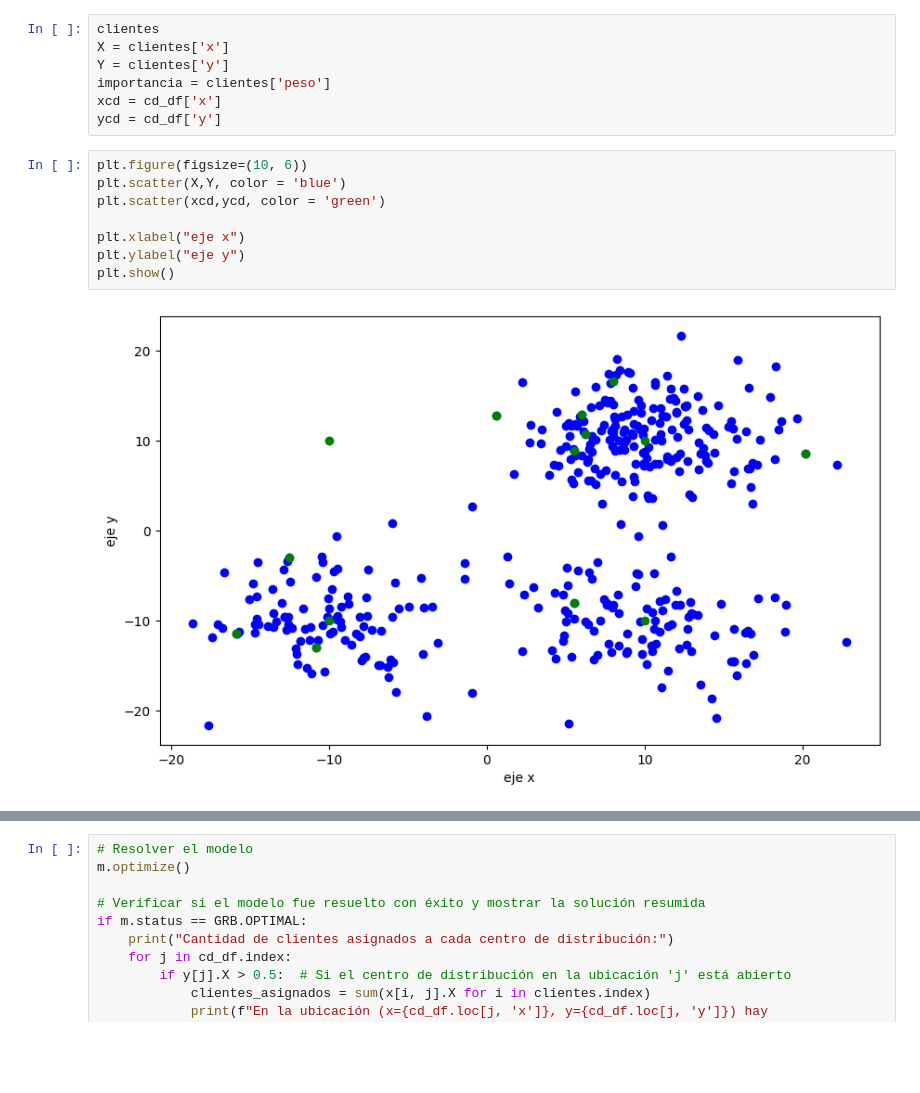
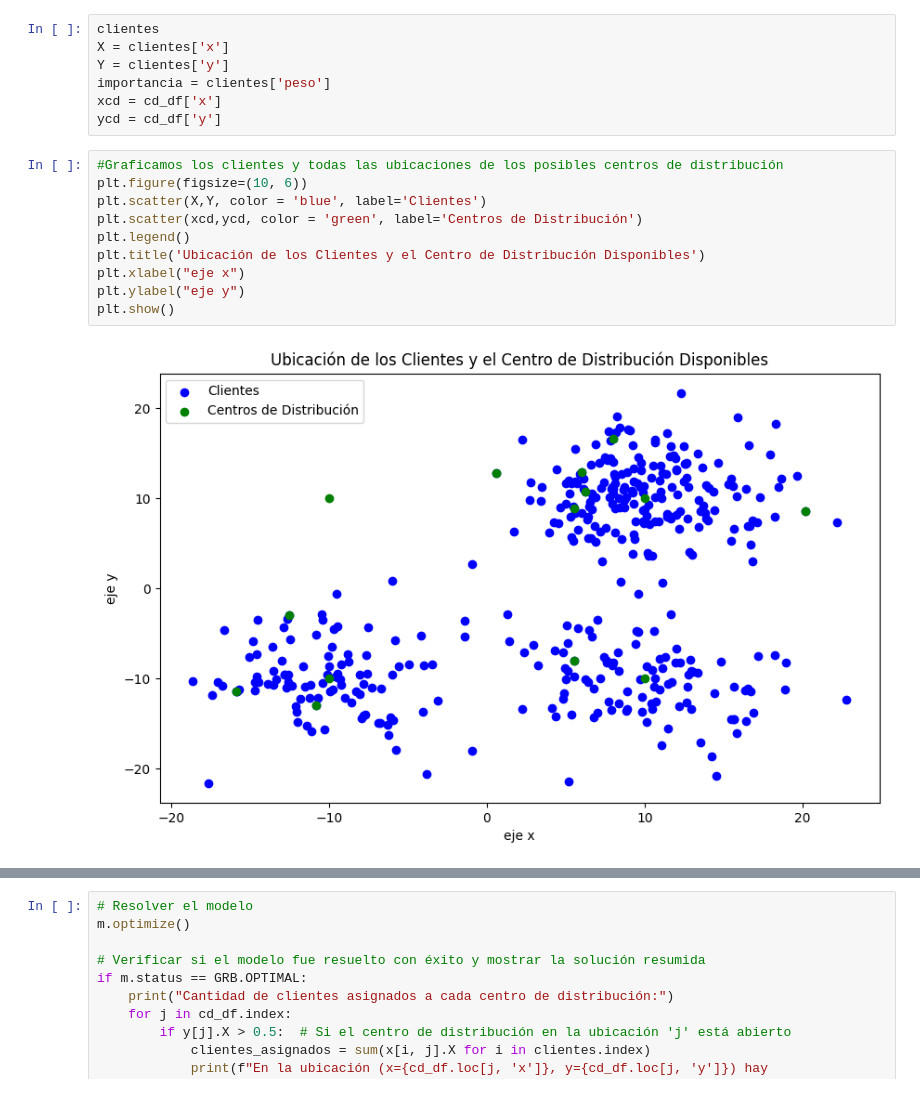
Before and after one commit to MacaMujica/taller-1-cadenas-de-suministros, a Jupyter notebook: tarea1.ipynb, the cells around one changed output, grey strips where cells are left out. Drawn from its saved outputs; the diff is of its cells as text; blank space fills up the shorter version.

```diff
--- a/tarea1.ipynb
+++ b/tarea1.ipynb
@@ -267,13 +330,15 @@ importancia = clientes['peso']
 xcd = cd_df['x']
 ycd = cd_df['y']
 # %%
+#Graficamos los clientes y todas las ubicaciones de los posibles centros de distribución
 plt.figure(figsize=(10, 6))
-plt.scatter(X,Y, color = 'blue')
-plt.scatter(xcd,ycd, color = 'green')
-
+plt.scatter(X,Y, color = 'blue', label='Clientes')
+plt.scatter(xcd,ycd, color = 'green', label='Centros de Distribución')
+plt.legend()
+plt.title('Ubicación de los Clientes y el Centro de Distribución Disponibles')
 plt.xlabel("eje x")
 plt.ylabel("eje y")
 plt.show()
 # %% [output]
-[figure, old version]
+[figure, new version]
 # %% [markdown]
```
Also changed, not shown: parts of 51 cells of this notebook.
